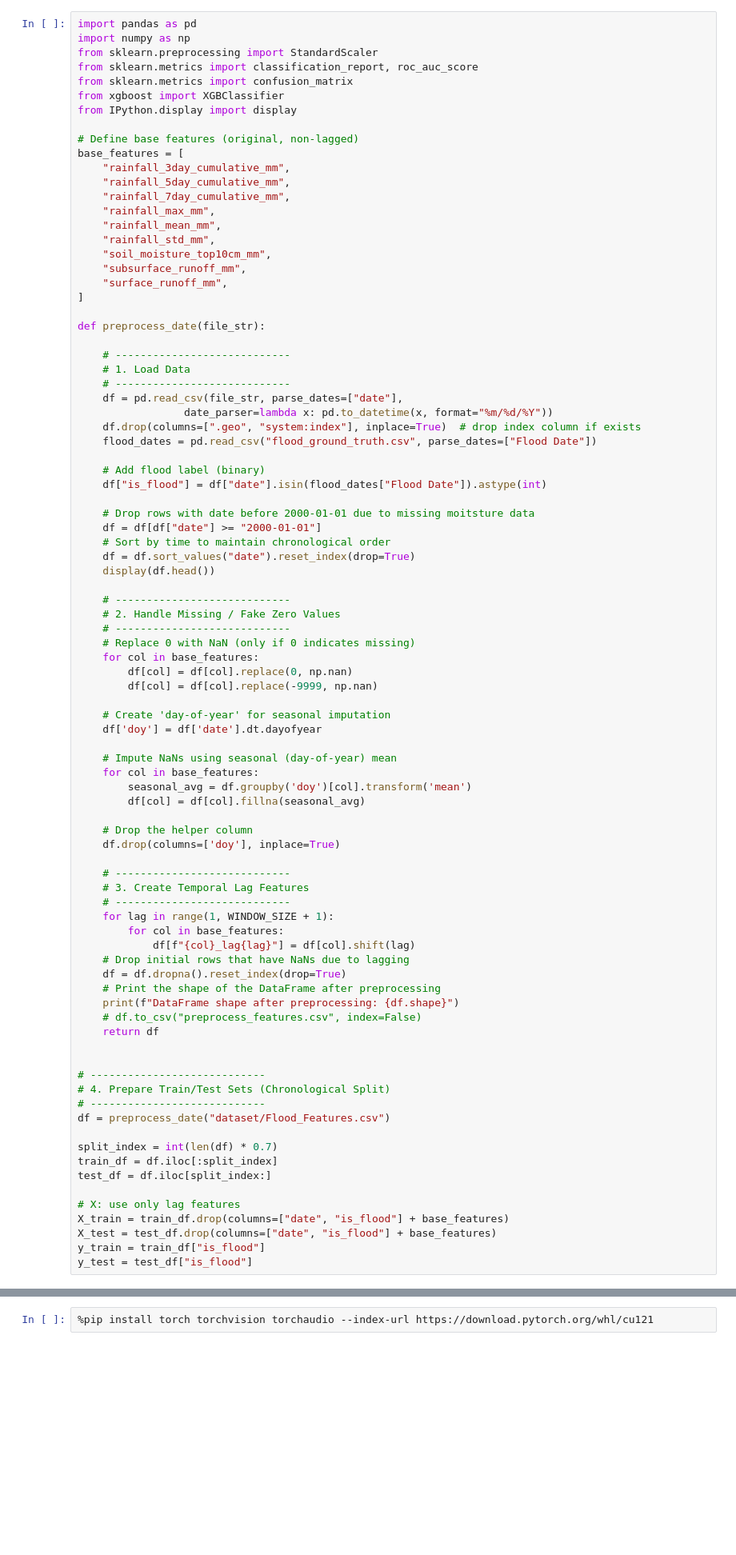
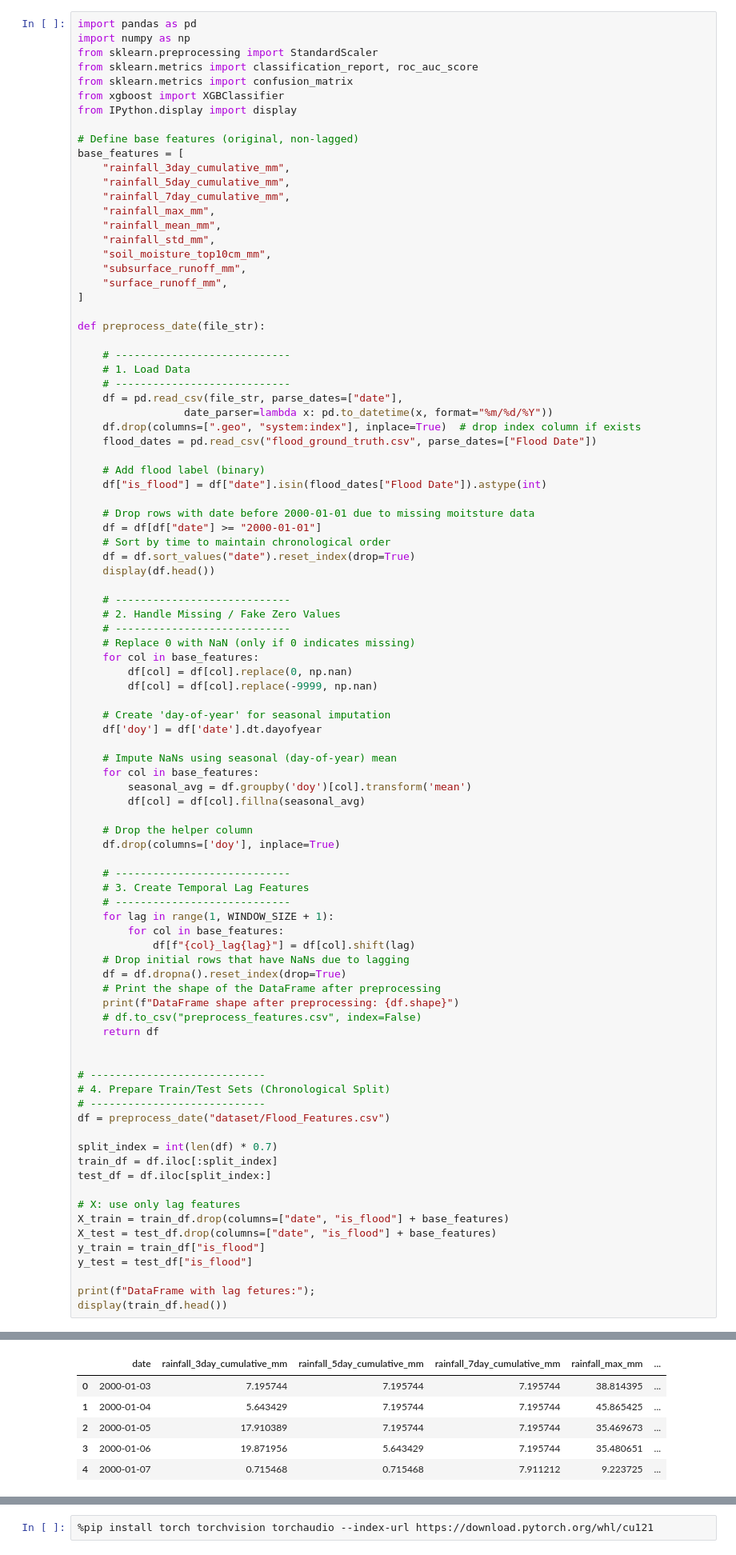
Before and after one commit to Kaos1105/flood-prediction, a Jupyter notebook: flood_model.ipynb, the cells around one changed output, grey strips where cells are left out. Shown at 80% size. Drawn from its saved outputs; the diff is of its cells as text; blank space fills up the shorter version.

```diff
--- a/flood_model.ipynb
+++ b/flood_model.ipynb
@@ -119,6 +129,9 @@ X_train = train_df.drop(columns=["date", "is_flood"] + base_features)
 X_test = test_df.drop(columns=["date", "is_flood"] + base_features)
 y_train = train_df["is_flood"]
 y_test = test_df["is_flood"]
+
+print(f"DataFrame with lag fetures:");
+display(train_df.head())
 # %% [output]
 |  | date | rainfall_3day_cumulative_mm | rainfall_5day_cumulative_mm | rainfall_7day_cumulative_mm | rainfall_max_mm | ... |
 | 0 | 2000-01-01 | 1.552315 | 1.552315 | 1.552315 | 9.633512 | ... |
@@ -129,0 +144,6 @@ DataFrame shape after preprocessing: (9130, 29)
+|  | date | rainfall_3day_cumulative_mm | rainfall_5day_cumulative_mm | rainfall_7day_cumulative_mm | rainfall_max_mm | ... |
+| 0 | 2000-01-03 | 7.195744 | 7.195744 | 7.195744 | 38.814395 | ... |
+| 1 | 2000-01-04 | 5.643429 | 7.195744 | 7.195744 | 45.865425 | ... |
+| 2 | 2000-01-05 | 17.910389 | 7.195744 | 7.195744 | 35.469673 | ... |
+| 3 | 2000-01-06 | 19.871956 | 5.643429 | 7.195744 | 35.480651 | ... |
+| 4 | 2000-01-07 | 0.715468 | 0.715468 | 7.911212 | 9.223725 | ... |
```
Also changed, not shown: parts of 12 cells of this notebook.
